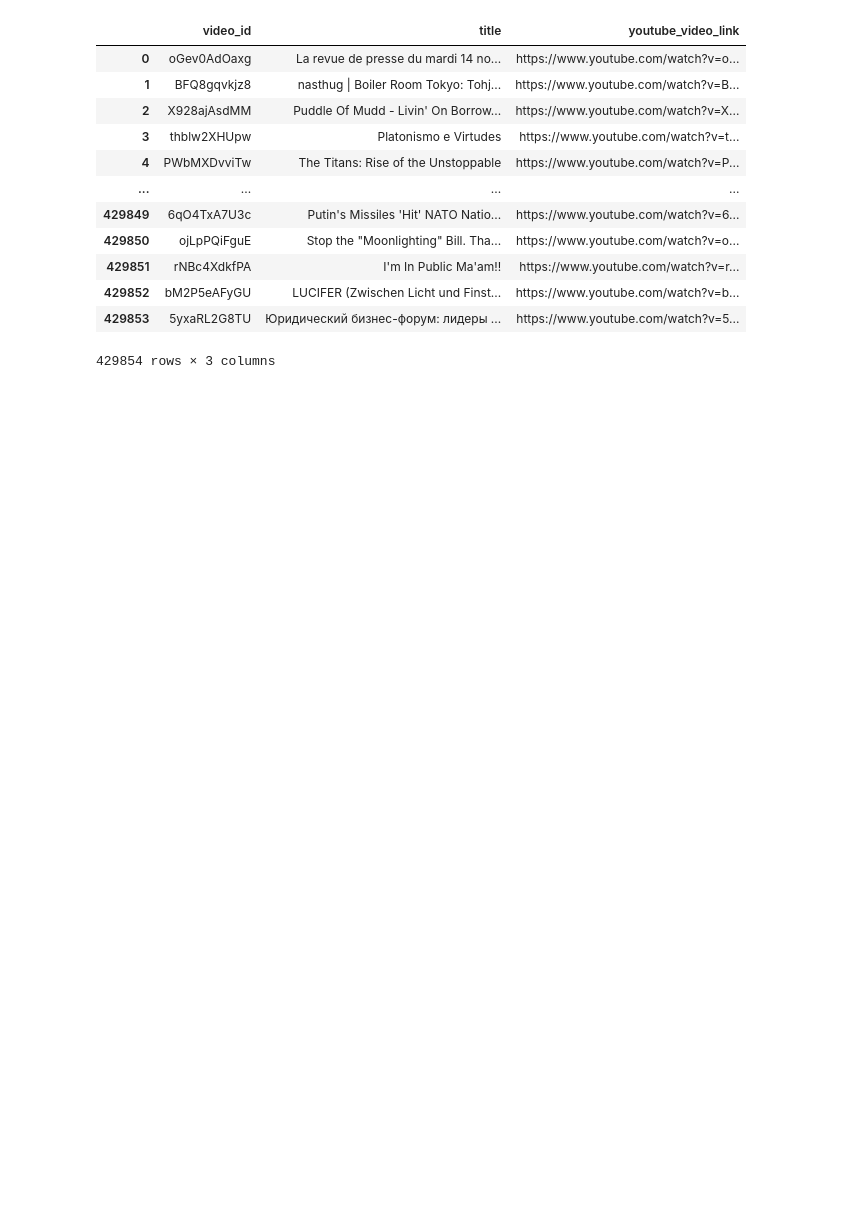
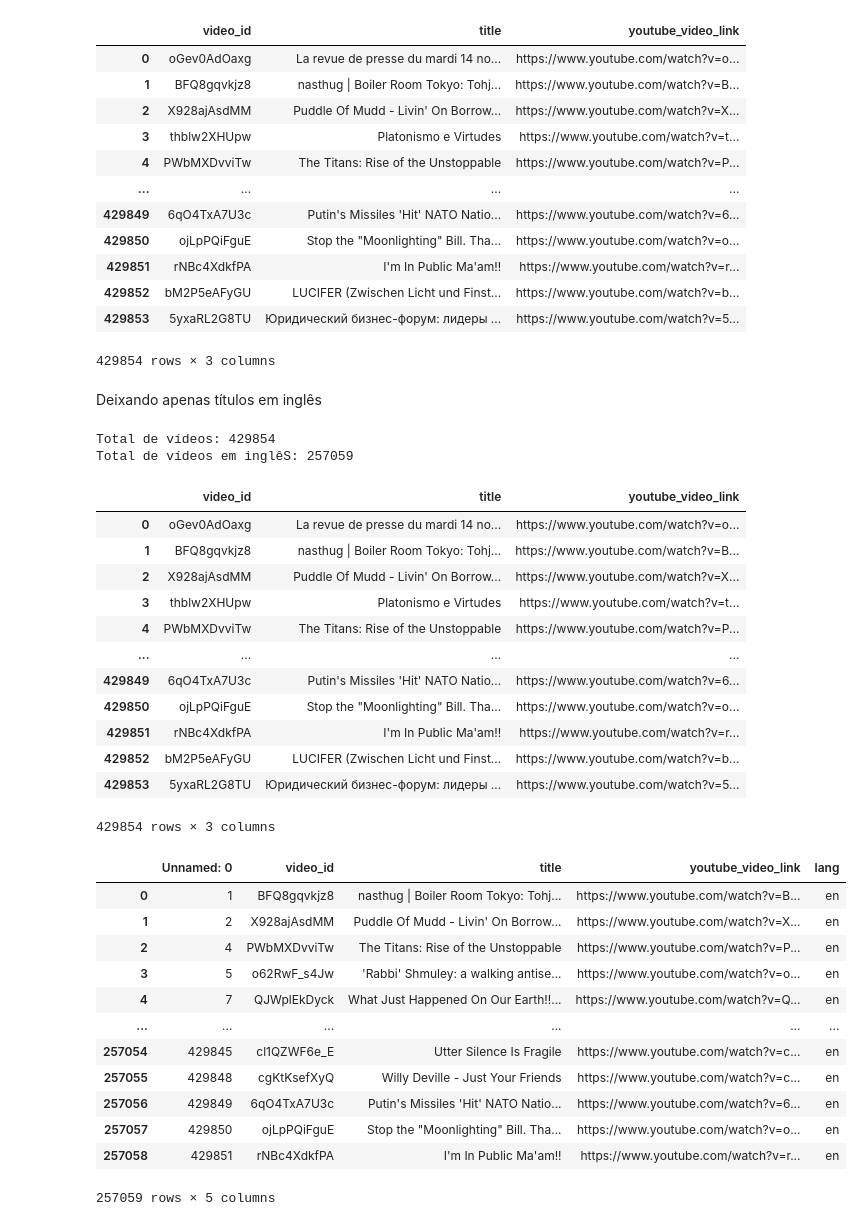
Before and after one commit to MateusoBrito/US-Election-On-Telegram, a Jupyter notebook: notebooks/07_Clustering.ipynb, the cells around one changed output. Saved outputs shown, nothing was run; the diff lists cells and outputs as text; code cells hidden in the pictures; blank space fills up the shorter version.

```diff
--- a/notebooks/07_Clustering.ipynb
+++ b/notebooks/07_Clustering.ipynb
@@ -32,6 +43,65 @@ display(df)
 | 429852 | bM2P5eAFyGU | LUCIFER (Zwischen Licht und Finst... | https://www.youtube.com/watch?v=b... |
 | 429853 | 5yxaRL2G8TU | Юридический бизнес-форум: лидеры ... | https://www.youtube.com/watch?v=5... |
 429854 rows × 3 columns
+# %% [markdown]
+Deixando apenas títulos em inglês
+# %%
+DetectorFactory.seed = 0
+
+def detect_language(text):
+    if not isinstance(text, str) or text.strip() == "":
+        return "unknown"
+    try:
+        return detect(text)
+    except:
+        return "unknown"
+
+def parallel_detect(texts, num_workers=None):
+    if num_workers is None:
+        num_workers = cpu_count()  # usa todos os núcleos disponíveis
+    with Pool(num_workers) as pool:
+        results = pool.map(detect_language, texts)
+    return results
+
+#df["lang"] = parallel_detect(df["title"].tolist())
+#df_en = df[df["lang"] == "en"]
+#df_en.to_csv("../data/english_youtube_titles")
+
+df_en = pd.read_csv("../data/english_youtube_titles")
+
+print("Total de vídeos:", len(df))
+print("Total de vídeos em inglêS:", len(df_en))
+display(df)
+display(df_en)
+# %% [output]
+Total de vídeos: 429854
+Total de vídeos em inglêS: 257059
+|  | video_id | title | youtube_video_link |
+| 0 | oGev0AdOaxg | La revue de presse du mardi 14 no... | https://www.youtube.com/watch?v=o... |
+| 1 | BFQ8gqvkjz8 | nasthug | Boiler Room Tokyo: Tohj... | https://www.youtube.com/watch?v=B... |
+| 2 | X928ajAsdMM | Puddle Of Mudd - Livin' On Borrow... | https://www.youtube.com/watch?v=X... |
+| 3 | thblw2XHUpw | Platonismo e Virtudes | https://www.youtube.com/watch?v=t... |
+| 4 | PWbMXDvviTw | The Titans: Rise of the Unstoppable | https://www.youtube.com/watch?v=P... |
+| ... | ... | ... | ... |
+| 429849 | 6qO4TxA7U3c | Putin's Missiles 'Hit' NATO Natio... | https://www.youtube.com/watch?v=6... |
+| 429850 | ojLpPQiFguE | Stop the "Moonlighting" Bill. Tha... | https://www.youtube.com/watch?v=o... |
+| 429851 | rNBc4XdkfPA | I'm In Public Ma'am!! | https://www.youtube.com/watch?v=r... |
+| 429852 | bM2P5eAFyGU | LUCIFER (Zwischen Licht und Finst... | https://www.youtube.com/watch?v=b... |
+| 429853 | 5yxaRL2G8TU | Юридический бизнес-форум: лидеры ... | https://www.youtube.com/watch?v=5... |
+429854 rows × 3 columns
+|  | Unnamed: 0 | video_id | title | youtube_video_link | lang |
+| 0 | 1 | BFQ8gqvkjz8 | nasthug | Boiler Room Tokyo: Tohj... | https://www.youtube.com/watch?v=B... | en |
+| 1 | 2 | X928ajAsdMM | Puddle Of Mudd - Livin' On Borrow... | https://www.youtube.com/watch?v=X... | en |
+| 2 | 4 | PWbMXDvviTw | The Titans: Rise of the Unstoppable | https://www.youtube.com/watch?v=P... | en |
+| 3 | 5 | o62RwF_s4Jw | 'Rabbi' Shmuley: a walking antise... | https://www.youtube.com/watch?v=o... | en |
+| 4 | 7 | QJWplEkDyck | What Just Happened On Our Earth!!... | https://www.youtube.com/watch?v=Q... | en |
+| ... | ... | ... | ... | ... | ... |
+| 257054 | 429845 | cl1QZWF6e_E | Utter Silence Is Fragile | https://www.youtube.com/watch?v=c... | en |
+| 257055 | 429848 | cgKtKsefXyQ | Willy Deville - Just Your Friends | https://www.youtube.com/watch?v=c... | en |
+| 257056 | 429849 | 6qO4TxA7U3c | Putin's Missiles 'Hit' NATO Natio... | https://www.youtube.com/watch?v=6... | en |
+| 257057 | 429850 | ojLpPQiFguE | Stop the "Moonlighting" Bill. Tha... | https://www.youtube.com/watch?v=o... | en |
+| 257058 | 429851 | rNBc4XdkfPA | I'm In Public Ma'am!! | https://www.youtube.com/watch?v=r... | en |
+257059 rows × 5 columns
 # %%
 def pre_processing(text):
     text = text.lower()
```
Also changed, not shown: parts of 5 cells of this notebook, 3 other files.
